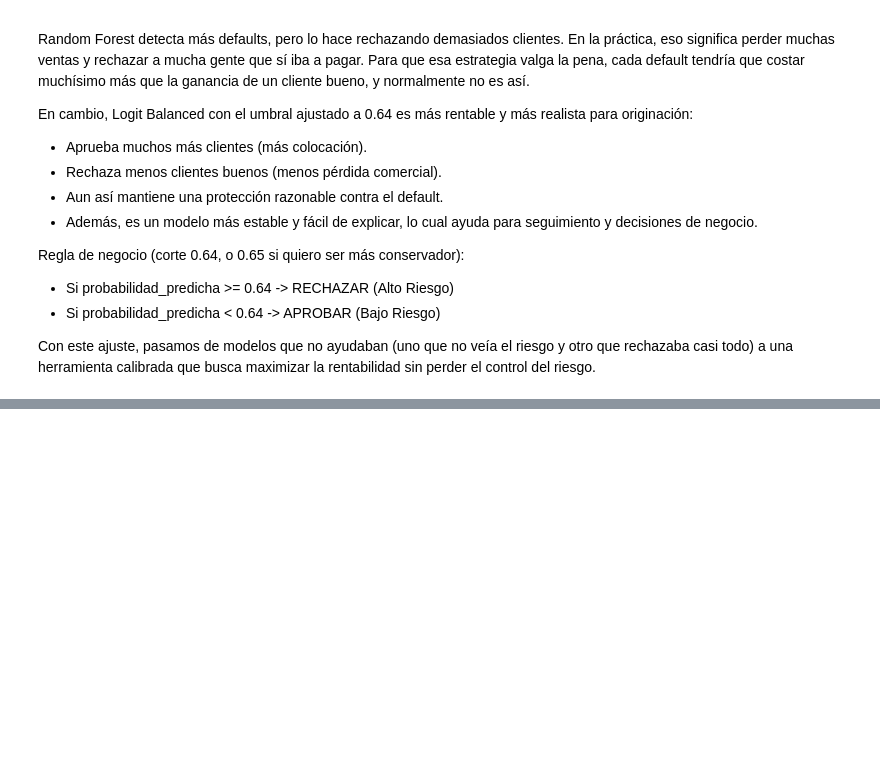
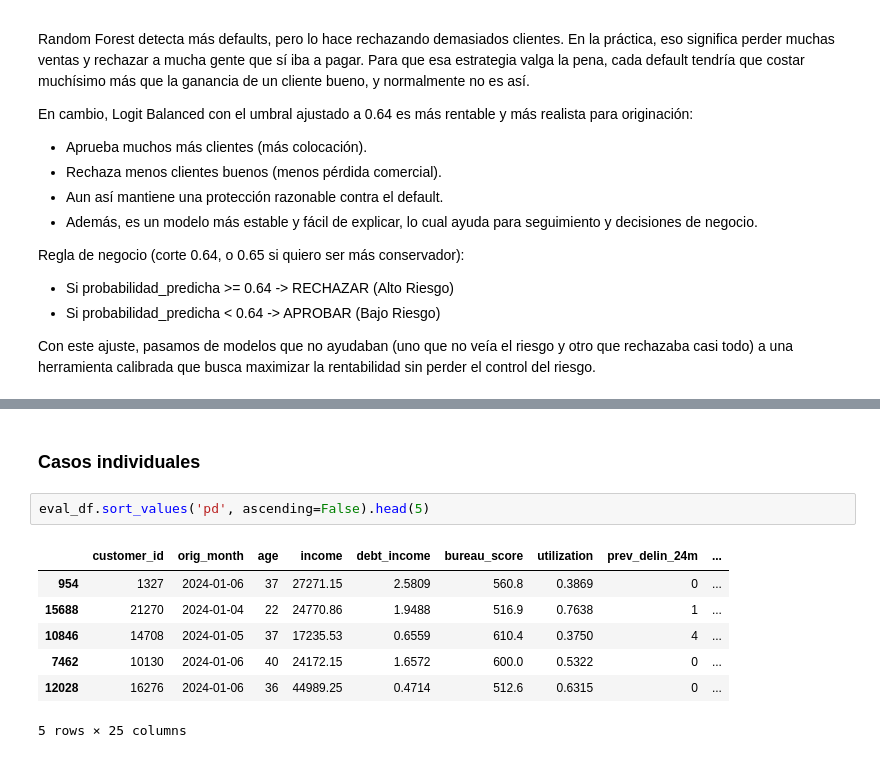
Before and after one commit to lioact/Prueba-Monex, a Jupyter notebook: 02 Incumplimento.ipynb, the cells around one changed output, grey strips where cells are left out. Saved outputs shown, nothing was run; the diff lists cells and outputs as text; blank space fills up the shorter version.

```diff
--- a/02 Incumplimento.ipynb
+++ b/02 Incumplimento.ipynb
@@ -721,0 +825,12 @@ Con este ajuste, pasamos de modelos que no ayudaban (uno que no veía el riesgo
+# %% [markdown]
+### Casos individuales
+# %%
+eval_df.sort_values('pd', ascending=False).head(5)
+# %% [output]
+|  | customer_id | orig_month | age | income | debt_income | bureau_score | utilization | prev_delin_24m | ... |
+| 954 | 1327 | 2024-01-06 | 37 | 27271.15 | 2.5809 | 560.8 | 0.3869 | 0 | ... |
+| 15688 | 21270 | 2024-01-04 | 22 | 24770.86 | 1.9488 | 516.9 | 0.7638 | 1 | ... |
+| 10846 | 14708 | 2024-01-05 | 37 | 17235.53 | 0.6559 | 610.4 | 0.3750 | 4 | ... |
+| 7462 | 10130 | 2024-01-06 | 40 | 24172.15 | 1.6572 | 600.0 | 0.5322 | 0 | ... |
+| 12028 | 16276 | 2024-01-06 | 36 | 44989.25 | 0.4714 | 512.6 | 0.6315 | 0 | ... |
+5 rows × 25 columns
```
Also changed, not shown: parts of 14 cells of this notebook.
